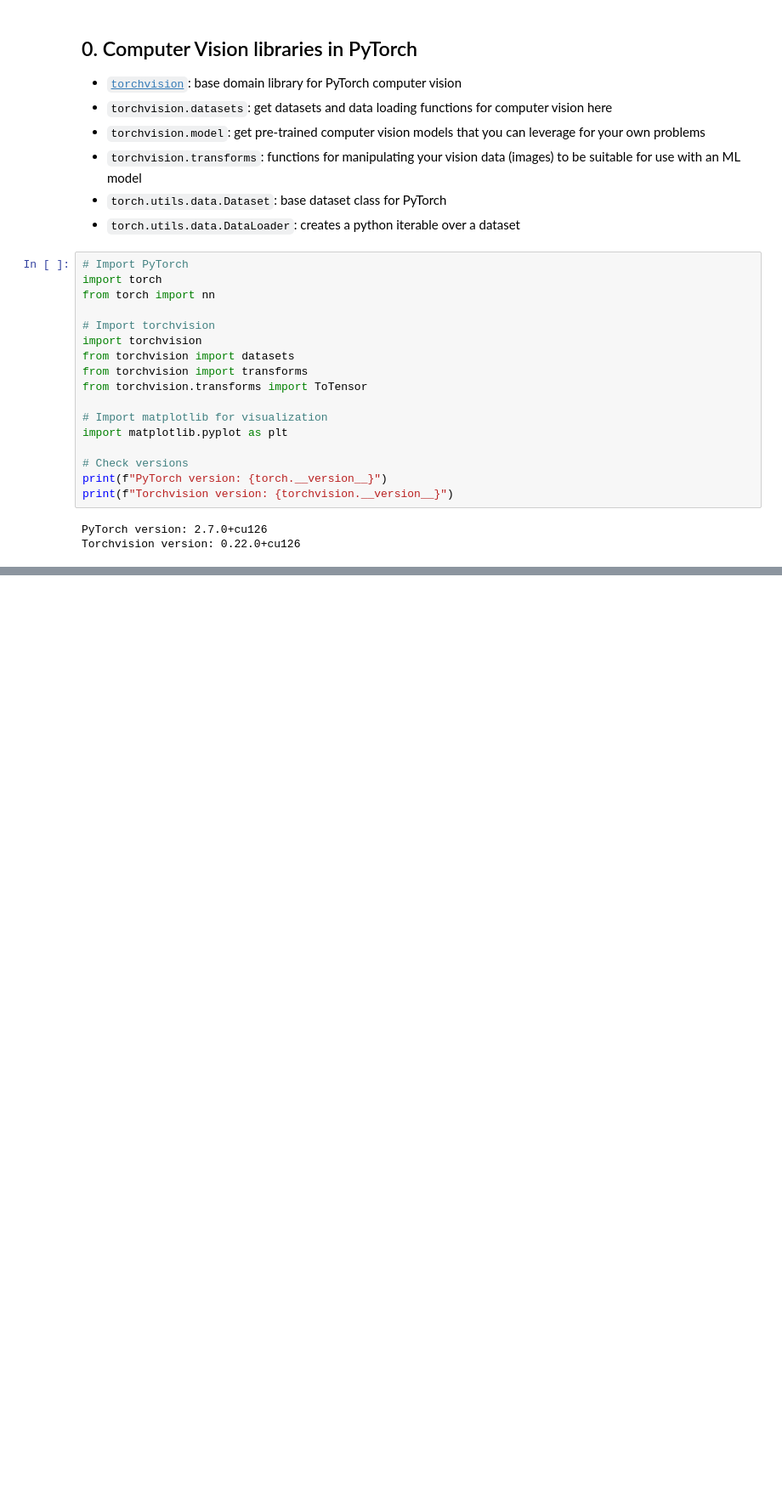
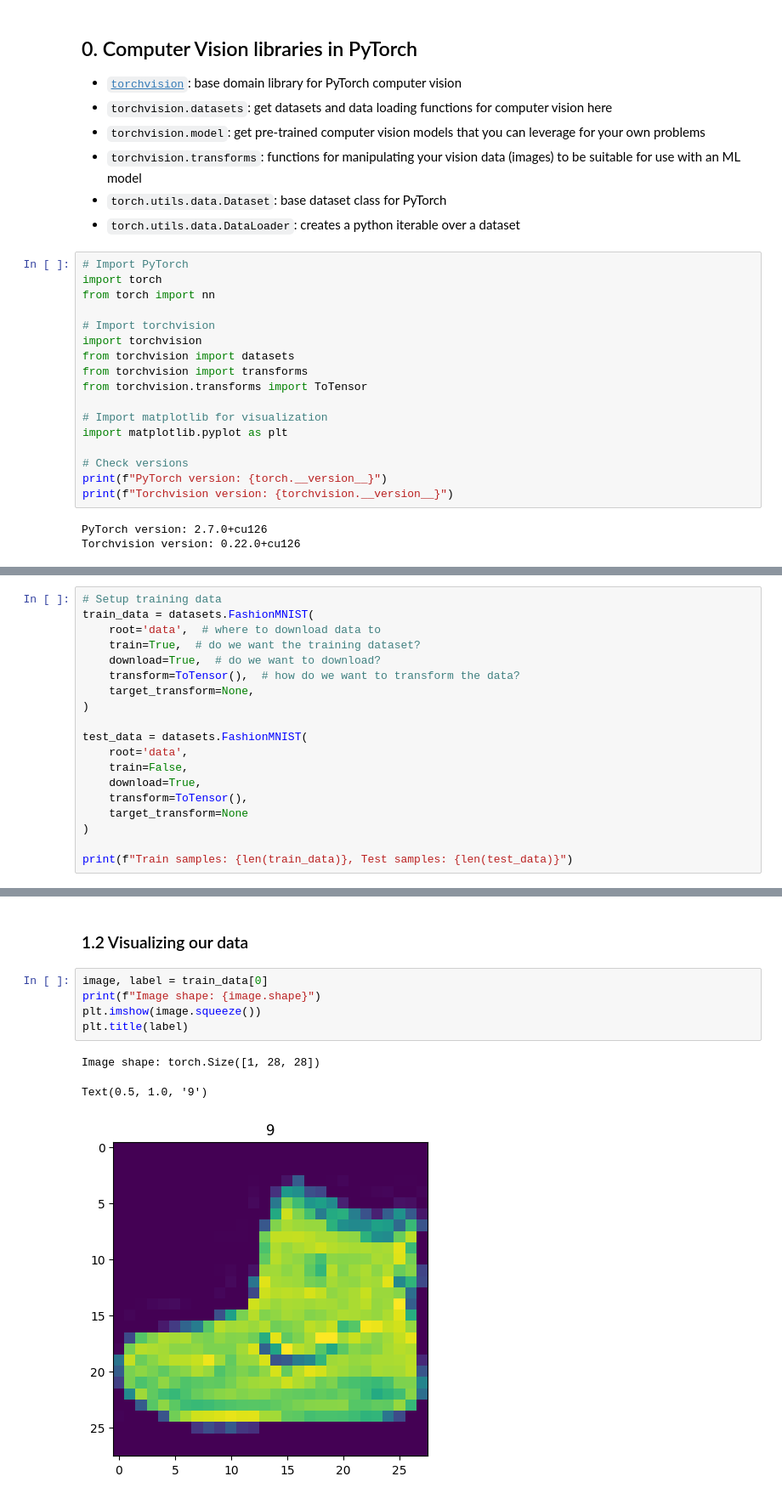
Before and after one commit to Shibarashii/PyTorch-For-Deep-Learning-Bootcamp, a Jupyter notebook: 003. PyTorch Computer Vision/0. 03_pytorch_computer_vision.ipynb, the cells around one changed output, grey strips where cells are left out. Shown at 85% size. Drawn from its saved outputs; the diff is of its cells as text; blank space fills up the shorter version.

```diff
--- a/003. PyTorch Computer Vision/0. 03_pytorch_computer_vision.ipynb
+++ b/003. PyTorch Computer Vision/0. 03_pytorch_computer_vision.ipynb
@@ -35,0 +40,19 @@ Torchvision version: 0.22.0+cu126
+# %%
+# Setup training data
+train_data = datasets.FashionMNIST(
+    root='data',  # where to download data to
+    train=True,  # do we want the training dataset?
+    download=True,  # do we want to download?
+    transform=ToTensor(),  # how do we want to transform the data?
+    target_transform=None,
+)
+
+test_data = datasets.FashionMNIST(
+    root='data',
+    train=False,
+    download=True,
+    transform=ToTensor(),
+    target_transform=None
+)
+
+print(f"Train samples: {len(train_data)}, Test samples: {len(test_data)}")
@@ -35,0 +118,11 @@ Torchvision version: 0.22.0+cu126
+# %% [markdown]
+### 1.2 Visualizing our data
+# %%
+image, label = train_data[0]
+print(f"Image shape: {image.shape}")
+plt.imshow(image.squeeze())
+plt.title(label)
+# %% [output]
+Image shape: torch.Size([1, 28, 28])
+Text(0.5, 1.0, '9')
+[figure, added]
```
Also changed, not shown: parts of 14 cells of this notebook.
